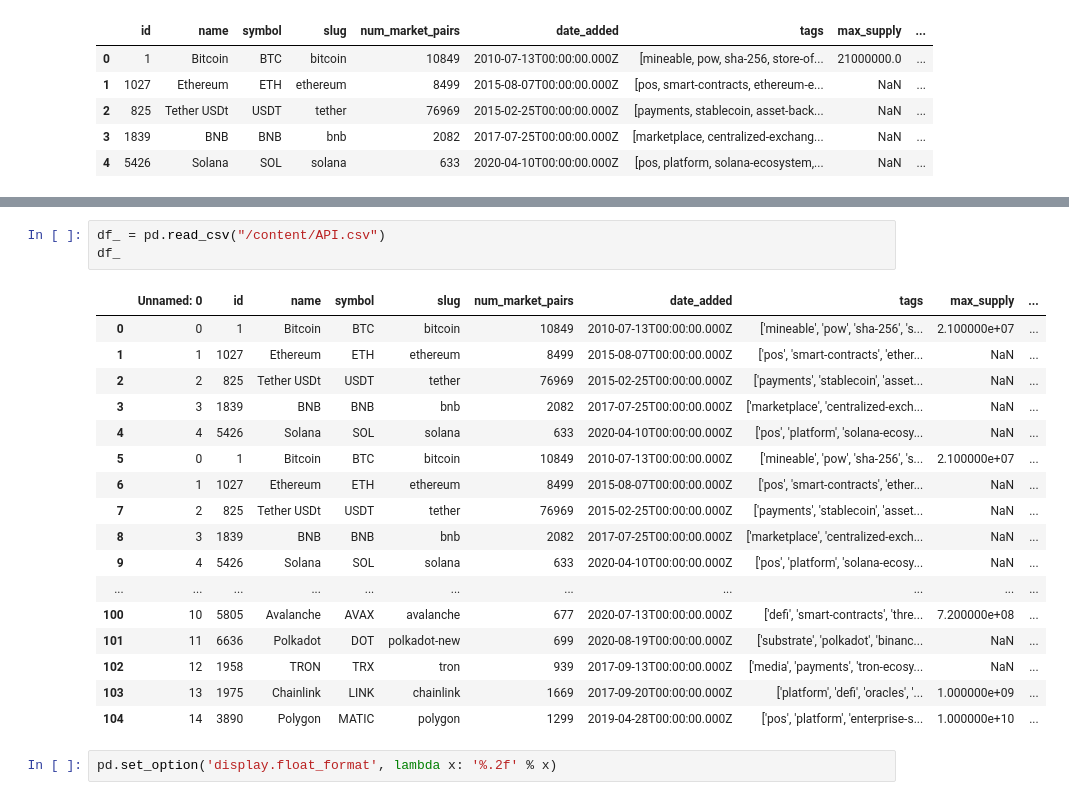
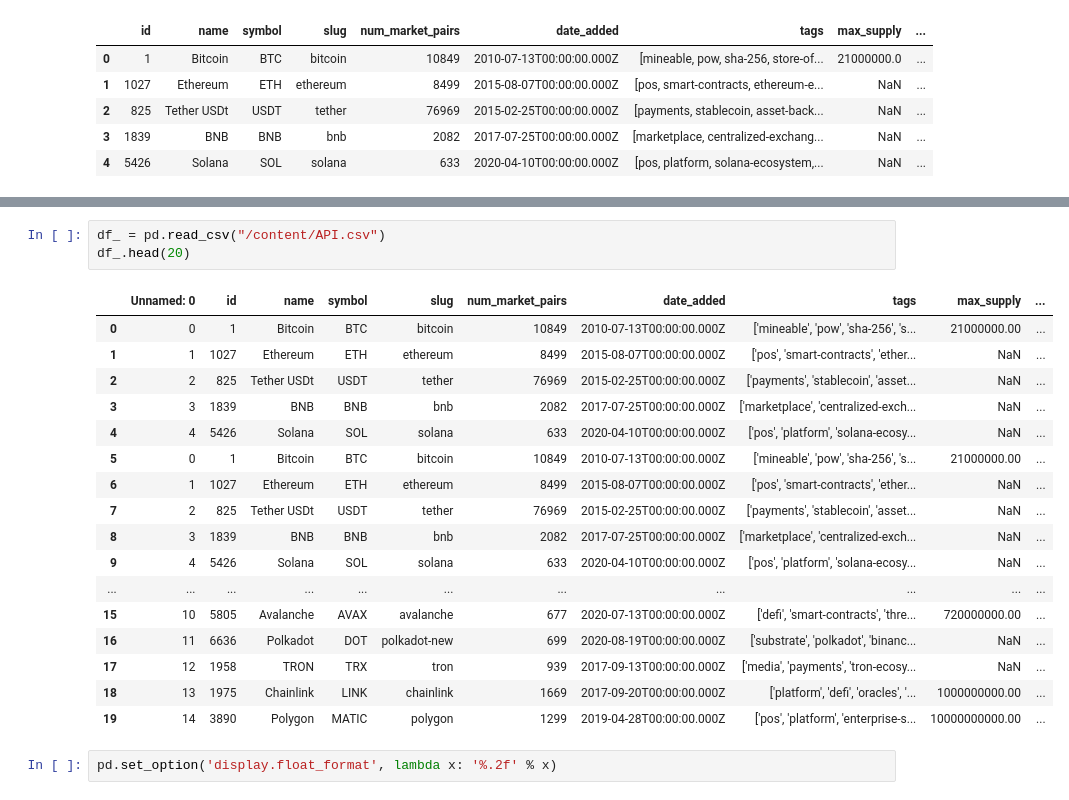
Before and after one commit to rushi-k12/API, a Jupyter notebook: API.ipynb, the cells around one changed output, grey strips where cells are left out. Cells and saved outputs as stored; diff of their text form.

```diff
--- a/API.ipynb
+++ b/API.ipynb
@@ -110,24 +60,24 @@ KeyboardInterrupt:
 # %%
 df_ = pd.read_csv("/content/API.csv")
-df_
+df_.head(20)
 # %% [output]
 |  | Unnamed: 0 | id | name | symbol | slug | num_market_pairs | date_added | tags | max_supply | ... |
-| 0 | 0 | 1 | Bitcoin | BTC | bitcoin | 10849 | 2010-07-13T00:00:00.000Z | ['mineable', 'pow', 'sha-256', 's... | 2.100000e+07 | ... |
+| 0 | 0 | 1 | Bitcoin | BTC | bitcoin | 10849 | 2010-07-13T00:00:00.000Z | ['mineable', 'pow', 'sha-256', 's... | 21000000.00 | ... |
 | 1 | 1 | 1027 | Ethereum | ETH | ethereum | 8499 | 2015-08-07T00:00:00.000Z | ['pos', 'smart-contracts', 'ether... | NaN | ... |
 | 2 | 2 | 825 | Tether USDt | USDT | tether | 76969 | 2015-02-25T00:00:00.000Z | ['payments', 'stablecoin', 'asset... | NaN | ... |
 | 3 | 3 | 1839 | BNB | BNB | bnb | 2082 | 2017-07-25T00:00:00.000Z | ['marketplace', 'centralized-exch... | NaN | ... |
 | 4 | 4 | 5426 | Solana | SOL | solana | 633 | 2020-04-10T00:00:00.000Z | ['pos', 'platform', 'solana-ecosy... | NaN | ... |
-| 5 | 0 | 1 | Bitcoin | BTC | bitcoin | 10849 | 2010-07-13T00:00:00.000Z | ['mineable', 'pow', 'sha-256', 's... | 2.100000e+07 | ... |
+| 5 | 0 | 1 | Bitcoin | BTC | bitcoin | 10849 | 2010-07-13T00:00:00.000Z | ['mineable', 'pow', 'sha-256', 's... | 21000000.00 | ... |
 | 6 | 1 | 1027 | Ethereum | ETH | ethereum | 8499 | 2015-08-07T00:00:00.000Z | ['pos', 'smart-contracts', 'ether... | NaN | ... |
 | 7 | 2 | 825 | Tether USDt | USDT | tether | 76969 | 2015-02-25T00:00:00.000Z | ['payments', 'stablecoin', 'asset... | NaN | ... |
 | 8 | 3 | 1839 | BNB | BNB | bnb | 2082 | 2017-07-25T00:00:00.000Z | ['marketplace', 'centralized-exch... | NaN | ... |
 | 9 | 4 | 5426 | Solana | SOL | solana | 633 | 2020-04-10T00:00:00.000Z | ['pos', 'platform', 'solana-ecosy... | NaN | ... |
 | ... | ... | ... | ... | ... | ... | ... | ... | ... | ... | ... |
-| 100 | 10 | 5805 | Avalanche | AVAX | avalanche | 677 | 2020-07-13T00:00:00.000Z | ['defi', 'smart-contracts', 'thre... | 7.200000e+08 | ... |
-| 101 | 11 | 6636 | Polkadot | DOT | polkadot-new | 699 | 2020-08-19T00:00:00.000Z | ['substrate', 'polkadot', 'binanc... | NaN | ... |
-| 102 | 12 | 1958 | TRON | TRX | tron | 939 | 2017-09-13T00:00:00.000Z | ['media', 'payments', 'tron-ecosy... | NaN | ... |
-| 103 | 13 | 1975 | Chainlink | LINK | chainlink | 1669 | 2017-09-20T00:00:00.000Z | ['platform', 'defi', 'oracles', '... | 1.000000e+09 | ... |
-| 104 | 14 | 3890 | Polygon | MATIC | polygon | 1299 | 2019-04-28T00:00:00.000Z | ['pos', 'platform', 'enterprise-s... | 1.000000e+10 | ... |
+| 15 | 10 | 5805 | Avalanche | AVAX | avalanche | 677 | 2020-07-13T00:00:00.000Z | ['defi', 'smart-contracts', 'thre... | 720000000.00 | ... |
+| 16 | 11 | 6636 | Polkadot | DOT | polkadot-new | 699 | 2020-08-19T00:00:00.000Z | ['substrate', 'polkadot', 'binanc... | NaN | ... |
+| 17 | 12 | 1958 | TRON | TRX | tron | 939 | 2017-09-13T00:00:00.000Z | ['media', 'payments', 'tron-ecosy... | NaN | ... |
+| 18 | 13 | 1975 | Chainlink | LINK | chainlink | 1669 | 2017-09-20T00:00:00.000Z | ['platform', 'defi', 'oracles', '... | 1000000000.00 | ... |
+| 19 | 14 | 3890 | Polygon | MATIC | polygon | 1299 | 2019-04-28T00:00:00.000Z | ['pos', 'platform', 'enterprise-s... | 10000000000.00 | ... |
 # %%
 pd.set_option('display.float_format', lambda x: '%.2f' % x)
 # %%
```
Also changed, not shown: parts of 49 cells of this notebook.
